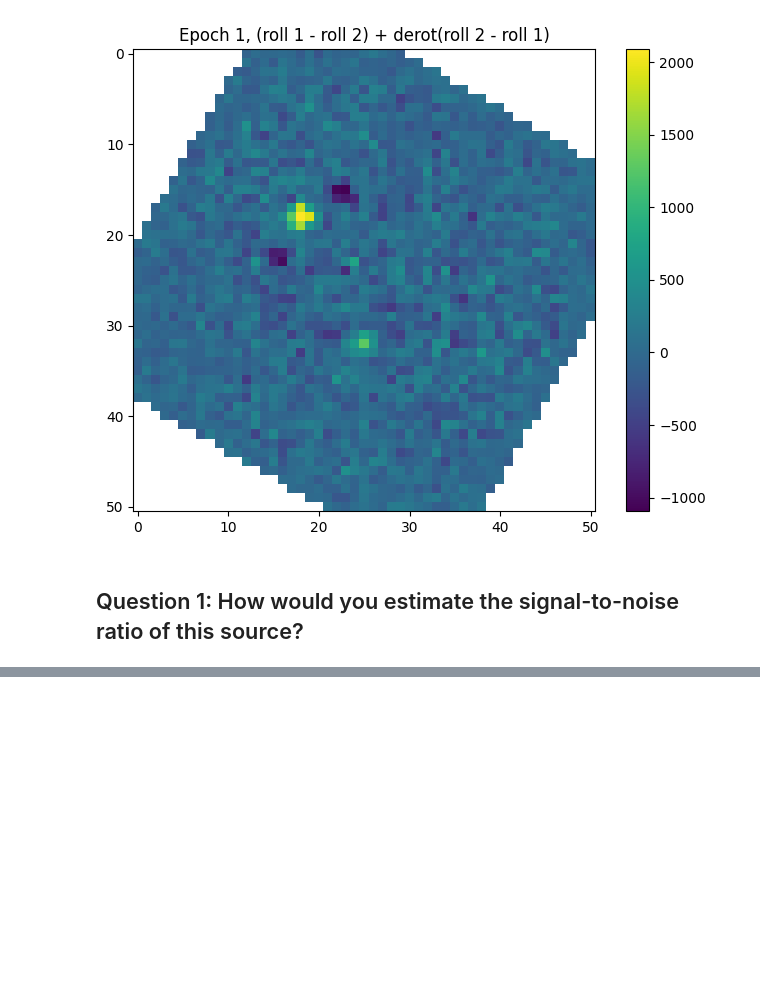
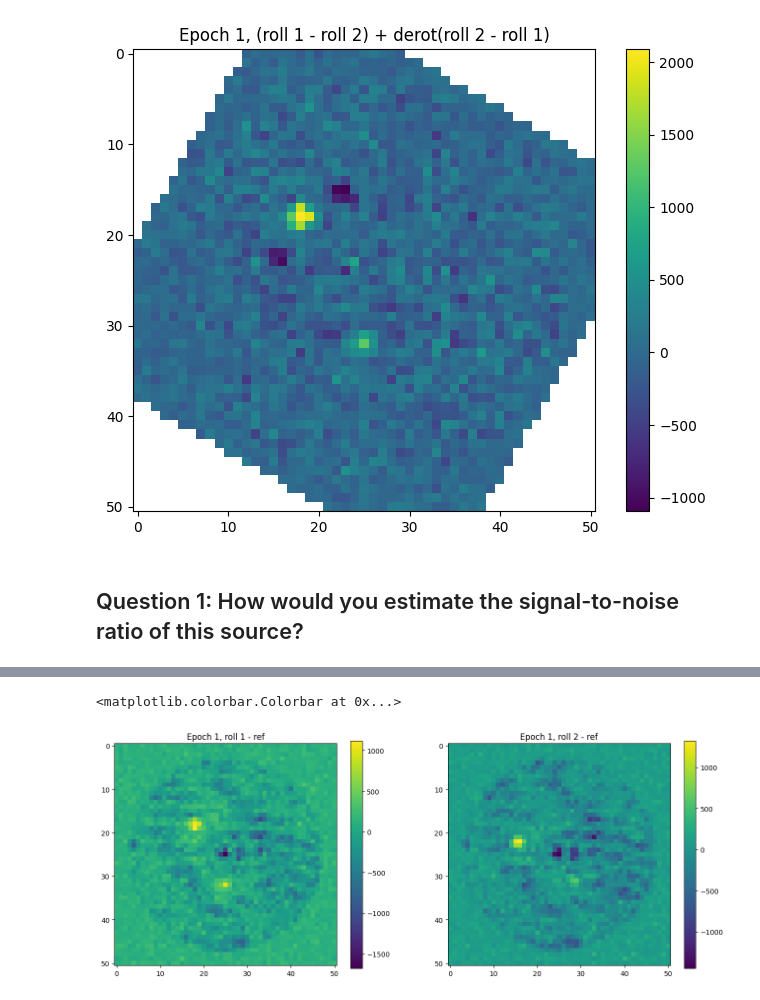
Before and after one commit to roman-corgi/roman-school, a Jupyter notebook: day1/postprocessing.ipynb, the cells around one changed output, grey strips where cells are left out. Saved outputs shown, nothing was run; the diff lists cells and outputs as text; code cells hidden in the pictures; blank space fills up the shorter version.

```diff
--- a/day1/postprocessing.ipynb
+++ b/day1/postprocessing.ipynb
@@ -87,0 +128,20 @@ plt.colorbar()
+# %%
+crude_rdi_result_roll1 = (coadd_roll1
+                    - coadd_ref / count_sum_ratio_roll1)
+crude_rdi_result_roll2 = (coadd_roll2
+                    - coadd_ref / count_sum_ratio_roll2)
+
+plt.figure(figsize=(16,6))
+
+plt.subplot(121)
+plt.imshow(crude_rdi_result_roll1)
+plt.title('Epoch 1, roll 1 - ref')
+plt.colorbar()
+
+plt.subplot(122)
+plt.title('Epoch 1, roll 2 - ref')
+plt.imshow(crude_rdi_result_roll2)
+plt.colorbar()
+# %% [output]
+<matplotlib.colorbar.Colorbar at 0x...>
+[figure, added]
```
Also changed, not shown: parts of 11 cells of this notebook, 1 other file.
